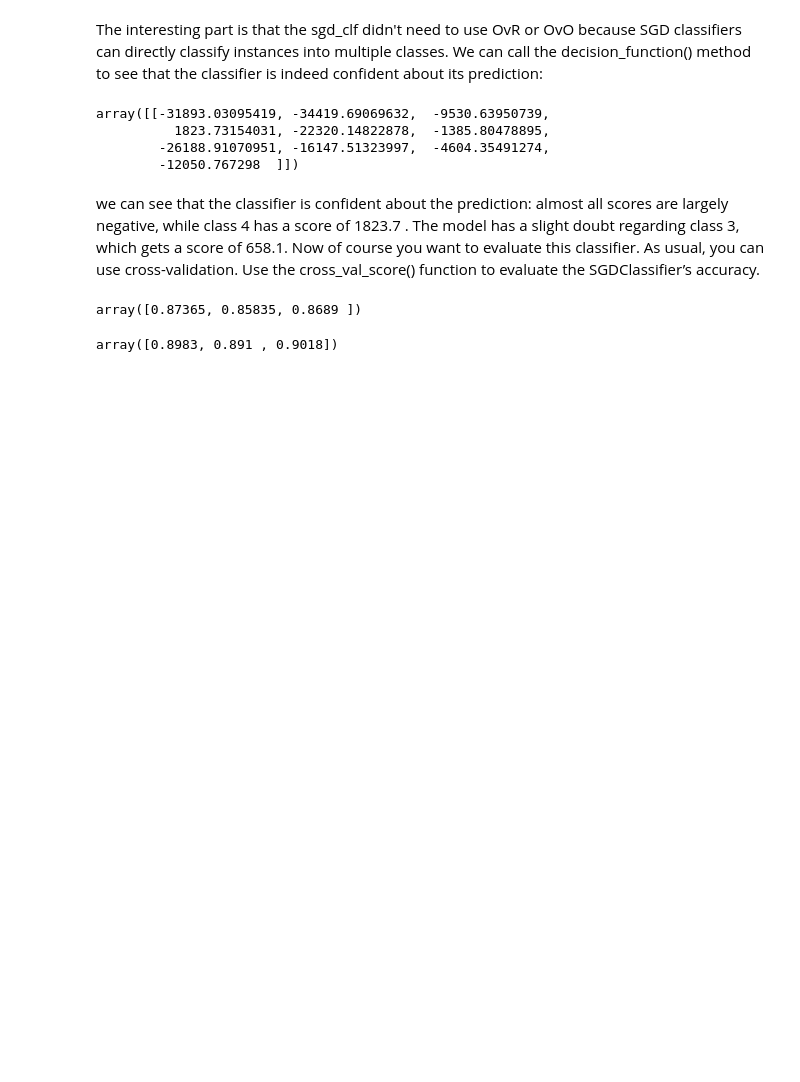
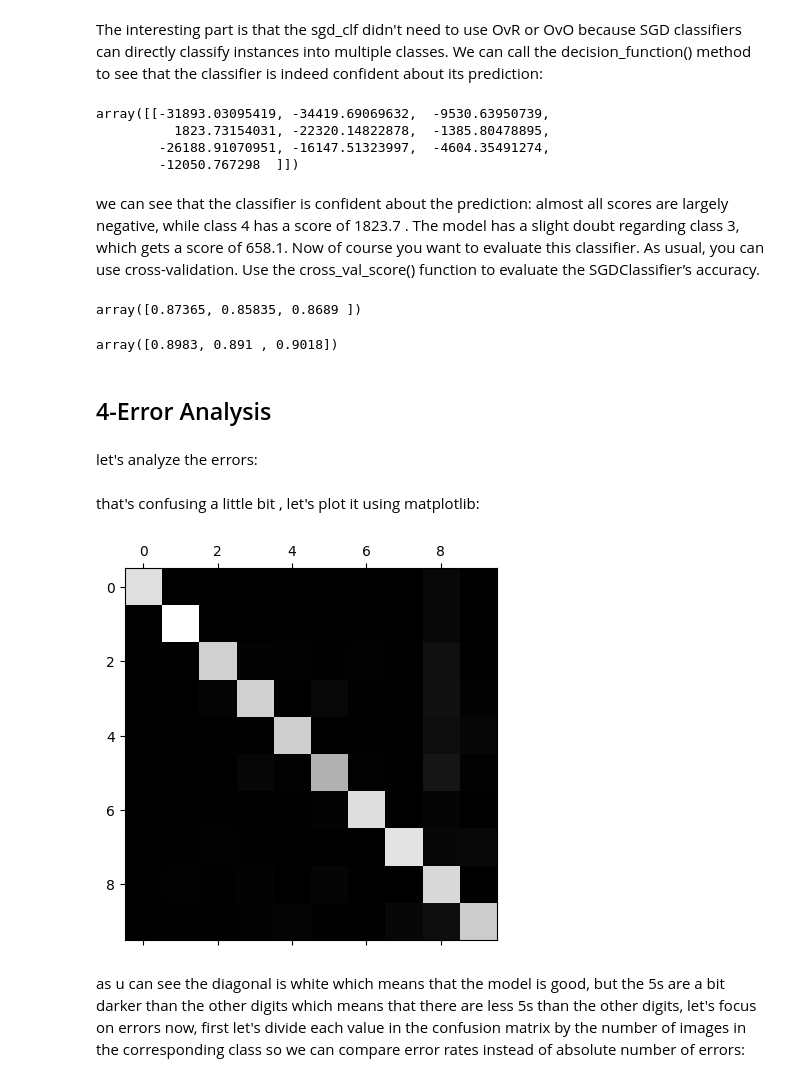
Before and after one commit to Chamiln17/Machine-Learning-Projects, a Jupyter notebook: 2-MNIST.ipynb, the cells around one changed output. Saved outputs shown, nothing was run; the diff lists cells and outputs as text; code cells hidden in the pictures; blank space fills up the shorter version.

Commit message:
Added the confusion matrix and analyze it

```diff
--- a/2-MNIST.ipynb
+++ b/2-MNIST.ipynb
@@ -392,3 +390,20 @@ X_train_scaled = scaler.fit_transform(X_train.astype(np.float64))
 cross_val_score(sgd_clf, X_train_scaled, y_train, cv=3, scoring="accuracy")
 # %% [output]
 array([0.8983, 0.891 , 0.9018])
+# %% [markdown]
+## 4-Error Analysis
+# %% [markdown]
+let's analyze the errors:
+# %%
+y_train_pred = cross_val_predict(sgd_clf, X_train_scaled, y_train, cv=3)
+conf_mx = confusion_matrix(y_train, y_train_pred)
+conf_mx
+# %% [markdown]
+that's confusing a little bit , let's plot it using matplotlib:
+# %%
+plt.matshow(conf_mx, cmap=plt.cm.gray)
+plt.show()
+# %% [output]
+[figure, added]
+# %% [markdown]
+as u can see the diagonal is white which means that the model is good, but the 5s are a bit darker than the other digits which means that there are less 5s than the other digits, let's focus on errors now, first let's divide each value in the confusion matrix by the number of images in the corresponding class so we can compare error rates instead of absolute number of errors:
```
Also changed, not shown: parts of 11 cells of this notebook.
